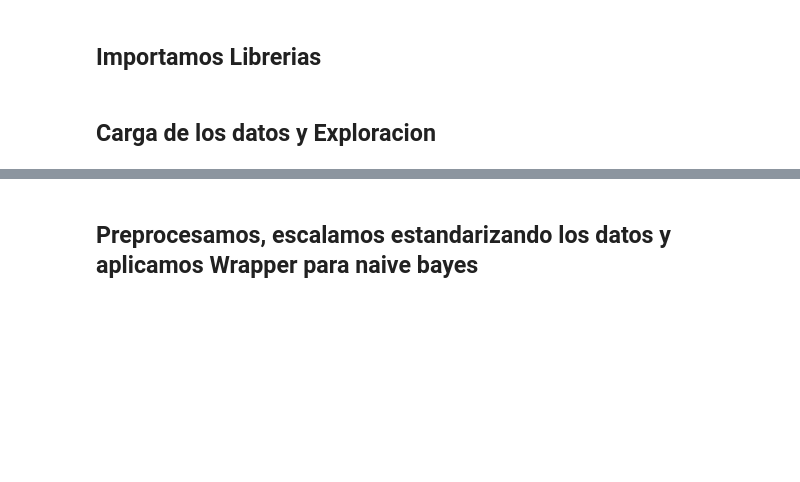
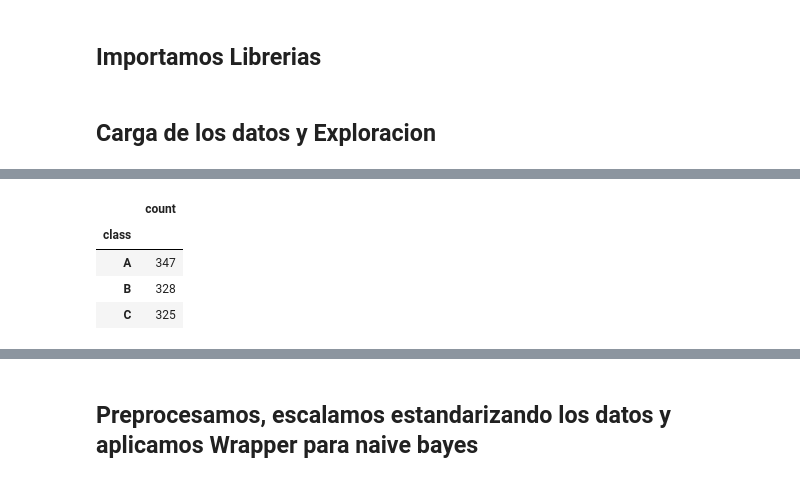
Before and after one commit to Qub1ts/Practica-3y4-AAII, a Jupyter notebook: Grupo-1.ipynb, the cells around one changed output, grey strips where cells are left out. Drawn from its saved outputs; the diff is of its cells as text; code cells hidden in the pictures; blank space fills up the shorter version.

Commit message:
Inclui la version final al notebook

```diff
--- a/Grupo-1.ipynb
+++ b/Grupo-1.ipynb
@@ -27,16 +73,75 @@ from sklearn.model_selection import cross_val_score
 # %% [markdown]
 ## Carga de los datos y Exploracion
 # %%
-train_df = pd.read_csv('train.csv')
-test_df = pd.read_csv('test-unlabelled.csv')
+TRAIN_FILENAME = "train.csv"
+TEST_FILENAME = "test-unlabelled.csv"
 
+
+def find_file(filename):
+    """
+    Busca un archivo en rutas habituales:
+    - carpeta actual
+    - /content, útil en Google Colab
+    - /mnt/data, útil en entorno de ChatGPT
+    """
+    possible_paths = [
+        Path(filename),
+        Path("/content") / filename,
+        Path("/mnt/data") / filename
+    ]
+
+    for path in possible_paths:
+        if path.exists():
+            return path
+
+    raise FileNotFoundError(
+        f"No se encontró {filename}. Asegúrate de que esté en la misma carpeta que el notebook."
+    )
+
+
+train_path = find_file(TRAIN_FILENAME)
+test_path = find_file(TEST_FILENAME)
+
+train_df = pd.read_csv(train_path)
+test_df = pd.read_csv(test_path)
+
+print(f"Archivo train usado: {train_path}")
+print(f"Archivo test usado: {test_path}")
 print(f"Dimensiones del dataset de entrenamiento: {train_df.shape}")
-print(f"Dimensiones del dataset de prueba: {test_df.shape}\n")
+print(f"Dimensiones del dataset de prueba: {test_df.shape}")
 
-# Verificamos si hay valores nulos
-nulos = train_df.isnull().sum()
-print(nulos[nulos > 0] if nulos.sum() > 0 else "No hay valores nulos detectados.")
+TARGET_COL = "class"
 
-X_train = train_df.drop('class', axis=1)
-y_train = train_df['class']
+if TARGET_COL not in train_df.columns:
+    raise ValueError(f"El dataset de entrenamiento debe contener la columna '{TARGET_COL}'.")
+
+X_train = train_df.drop(columns=[TARGET_COL])
+y_train = train_df[TARGET_COL]
+
+X = X_train
+y = y_train
+
+if TARGET_COL in test_df.columns:
+    X_test_final = test_df.drop(columns=[TARGET_COL])
+else:
+    X_test_final = test_df.copy()
+
+print("\nDimensiones finales:")
+print(f"X_train / X: {X.shape}")
+print(f"y_train / y: {y.shape}")
+print(f"X_test_final: {X_test_final.shape}")
+
+print("\nDistribución de clases en train:")
+display(y.value_counts().to_frame("count"))
+
+print("\nProporción de clases:")
+display(y.value_counts(normalize=True).to_frame("proportion"))
+
+print("\nValores nulos:")
+print(f"Train total nulls: {train_df.isna().sum().sum()}")
+print(f"X_train total nulls: {X_train.isna().sum().sum()}")
+print(f"Test total nulls: {test_df.isna().sum().sum()}")
+
+if TARGET_COL in test_df.columns:
+    print(f"Nulls en test['class']: {test_df[TARGET_COL].isna().sum()}")
 # %% [output]
@@ -46,0 +159,5 @@ No hay valores nulos detectados.
+|  | count |
+| class |  |
+| A | 347 |
+| B | 328 |
+| C | 325 |
```
Also changed, not shown: parts of 8 cells of this notebook.
